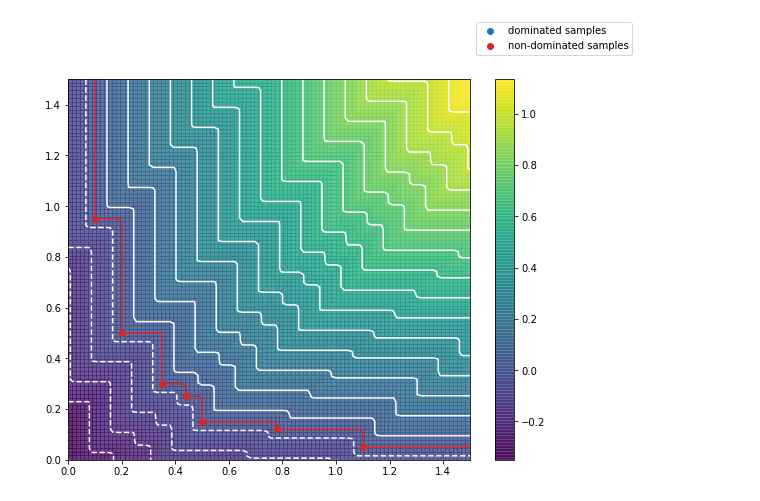
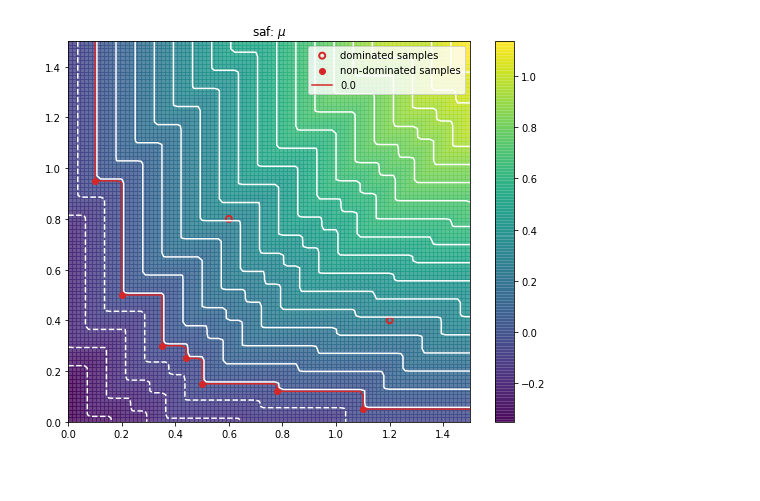
Before and after one commit to FinleyGibson/SAF_EMO, a Jupyter notebook: analytics/algorithm_analysis/image_scalarised_infils.ipynb, the cells around one changed output. Drawn from its saved outputs; the diff is of its cells as text; code cells hidden in the pictures; blank space fills up the shorter version.

Commit message:
added more images to image_scalarised_infils.ipynb

```diff
--- a/analytics/algorithm_analysis/image_scalarised_infils.ipynb
+++ b/analytics/algorithm_analysis/image_scalarised_infils.ipynb
@@ -31,28 +32,35 @@ def image_infill(x, F=None, front_value = 0., n_contours=20):
 
     #image infill
     pcol = ax.pcolor(xx, yy, zz, alpha=0.8)
-    levels = np.linspace(zz.min(), zz.max(), n_contours)
+    levels = np.linspace(zz.min(), zz.max(), n_contours+2)[1:-1]
     ax.contour(xx, yy, zz, colors="white", levels=levels)
-    ax.contour(xx, yy, zz, colors="C3", levels=[front_value])
+    if front_value is not None:
+        ax.contour(xx, yy, zz, colors="C3", levels=[front_value])
+        front_legend = plt.Line2D([0], [0], c="C3")
 
     # scatter samples
-    ax.scatter(d[:,0], d[:,1], c="C0", label="dominated samples")
+    ax.scatter(d[:,0], d[:,1], facecolors='none', edgecolors="C3", linewidth=2., label="dominated samples")
     ax.scatter(p[:,0], p[:,1], c="C3", label="non-dominated samples")
     fig.colorbar(pcol)
-    fig.legend()
+    handles, labels = ax.get_legend_handles_labels()
+    handles.append(front_legend)
+    labels.append("{}".format(front_value))
+    ax.legend(handles, labels)
 
     return fig
 # %%
 np.random.seed(6)
 y = np.random.uniform(1,10,size = (12,2))
-y = np.array([[0.1, 0.95], [0.2, 0.5], [0.35, 0.3], [0.44, 0.25], [0.5, 0.15], [0.78, 0.12], [1.1, 0.05]])
+y = np.array([[0.1, 0.95], [0.2, 0.5], [0.35, 0.3], [0.44, 0.25], [0.5, 0.15], [0.78, 0.12], [1.1, 0.05], [0.6, 0.8], [1.2, 0.4]])
+
+invert_functions = True
 # %%
 from testsuite.optimisers import Saf
-from testsuite.surrogates import GP, MultiSurrogate
 
 saf_opt = Saf(objective_function=lambda x: x[0:2], ei=False,  limits=[[0, 0, 0, 0, 0], [1,1,1,1,1]], surrogate=MultiSurrogate(GP), n_initial=10, seed=None)
 saf_opt.y = y
-F_saf = lambda x_q: saf_opt.saf(x_q, Pareto_split(y)[0], invert=True)
+F_saf = lambda x_q: saf_opt.saf(x_q, Pareto_split(y)[0], invert=invert_functions)
 fig_saf = image_infill(x=y, F=F_saf)
+fig_saf.axes[0].set_title("saf: $\mu$");
 # %% [output]
-[figure, old version]
+[figure, new version]
```
Also changed, not shown: parts of 6 cells of this notebook, 3 other files.
